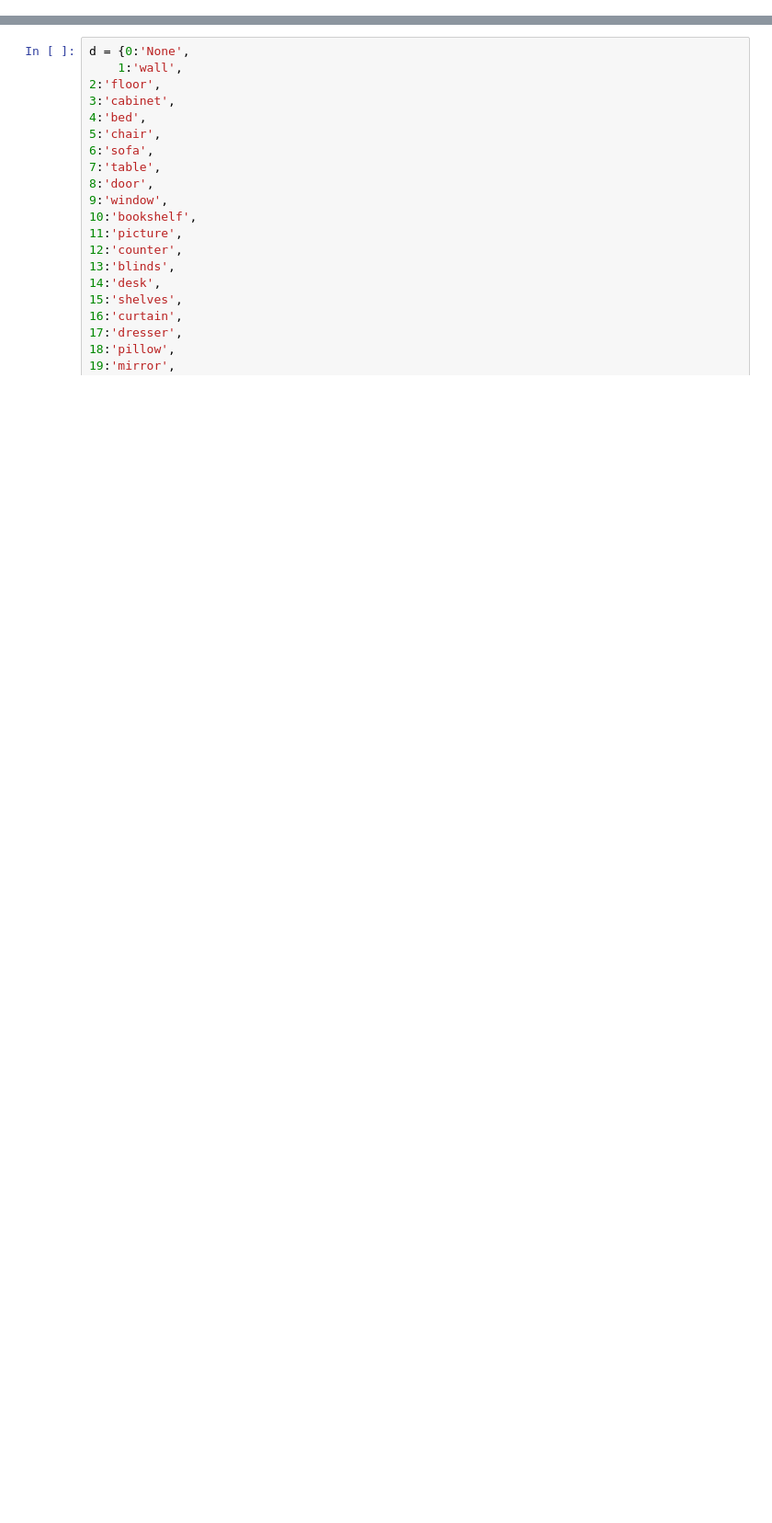
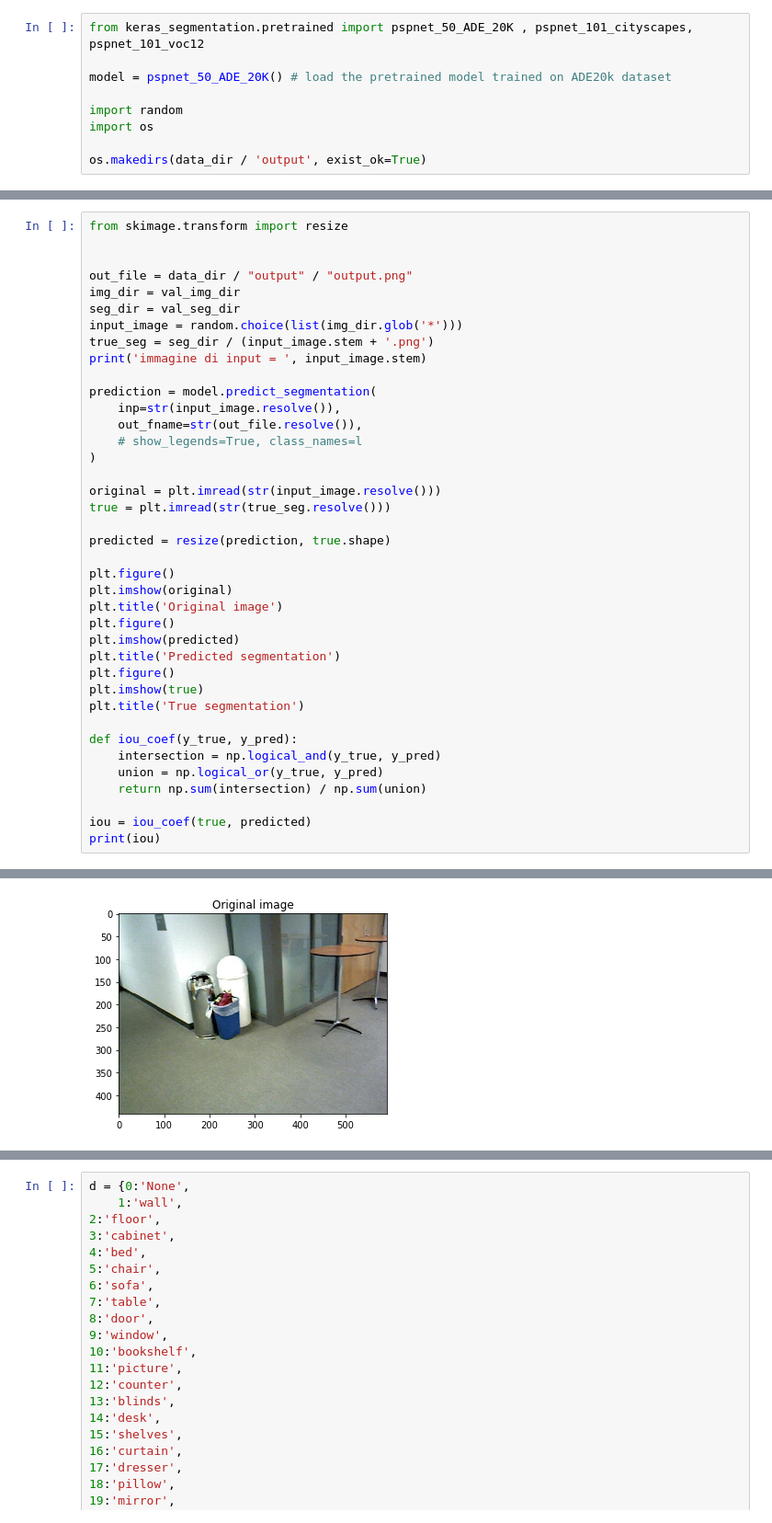
Before and after one commit to Crissal1995/IPCV, a Jupyter notebook: main.ipynb, the cells around one changed output, grey strips where cells are left out. Shown: that part at 92% size. Cells and saved outputs as stored; diff of their text form; blank space fills up the shorter version.

Commit message:
PSPNet già addestrata + implementazione iou score

```diff
--- a/main.ipynb
+++ b/main.ipynb
@@ -102,0 +73,9 @@ saved  D:\Gitkraken\IPCV\dataset\checkpoints\pspnet.4
+# %%
+from keras_segmentation.pretrained import pspnet_50_ADE_20K , pspnet_101_cityscapes, pspnet_101_voc12
+
+model = pspnet_50_ADE_20K() # load the pretrained model trained on ADE20k dataset
+
+import random
+import os
+
+os.makedirs(data_dir / 'output', exist_ok=True)
@@ -102,0 +86,40 @@ saved  D:\Gitkraken\IPCV\dataset\checkpoints\pspnet.4
+# %%
+from skimage.transform import resize
+
+
+out_file = data_dir / "output" / "output.png"
+img_dir = val_img_dir
+seg_dir = val_seg_dir
+input_image = random.choice(list(img_dir.glob('*')))
+true_seg = seg_dir / (input_image.stem + '.png')
+print('immagine di input = ', input_image.stem)
+
+prediction = model.predict_segmentation(
+	inp=str(input_image.resolve()),
+	out_fname=str(out_file.resolve()),
+    # show_legends=True, class_names=l
+)
+
+original = plt.imread(str(input_image.resolve()))
+true = plt.imread(str(true_seg.resolve()))
+
+predicted = resize(prediction, true.shape)
+
+plt.figure()
+plt.imshow(original)
+plt.title('Original image')
+plt.figure()
+plt.imshow(predicted)
+plt.title('Predicted segmentation')
+plt.figure()
+plt.imshow(true)
+plt.title('True segmentation')
+
+def iou_coef(y_true, y_pred):
+    intersection = np.logical_and(y_true, y_pred)
+    union = np.logical_or(y_true, y_pred)
+    return np.sum(intersection) / np.sum(union)
+
+iou = iou_coef(true, predicted)
+print(iou)
+# %% [output]
@@ -102,0 +128 @@ saved  D:\Gitkraken\IPCV\dataset\checkpoints\pspnet.4
+[figure, added]
```
Also changed, not shown: parts of 10 cells of this notebook.
